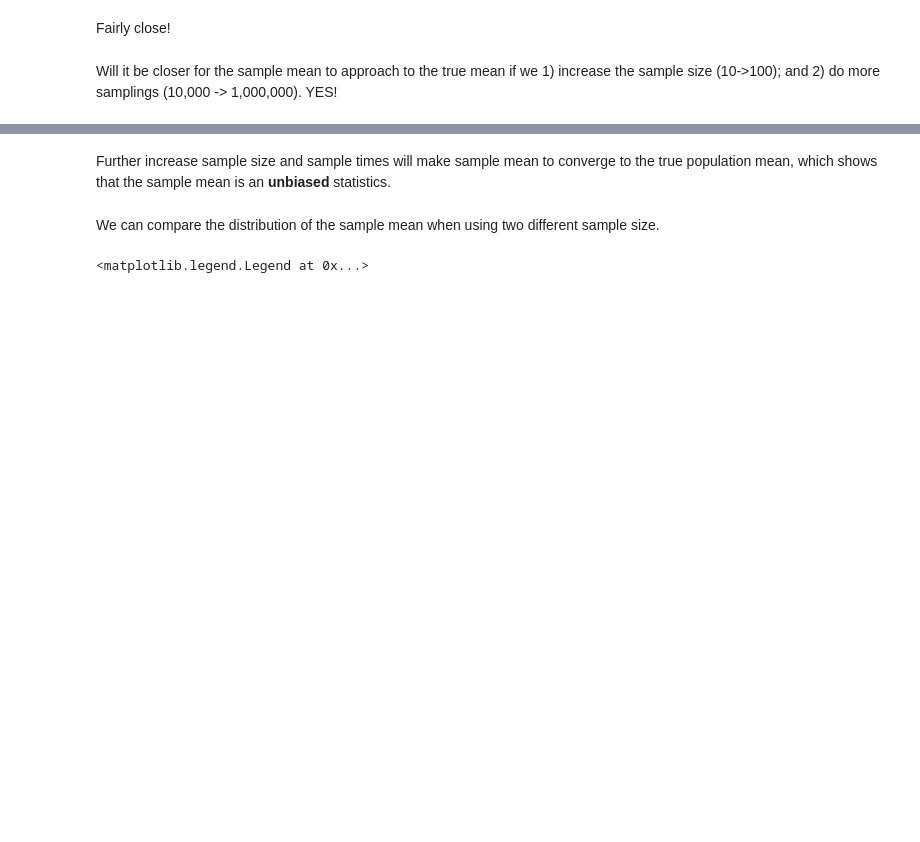
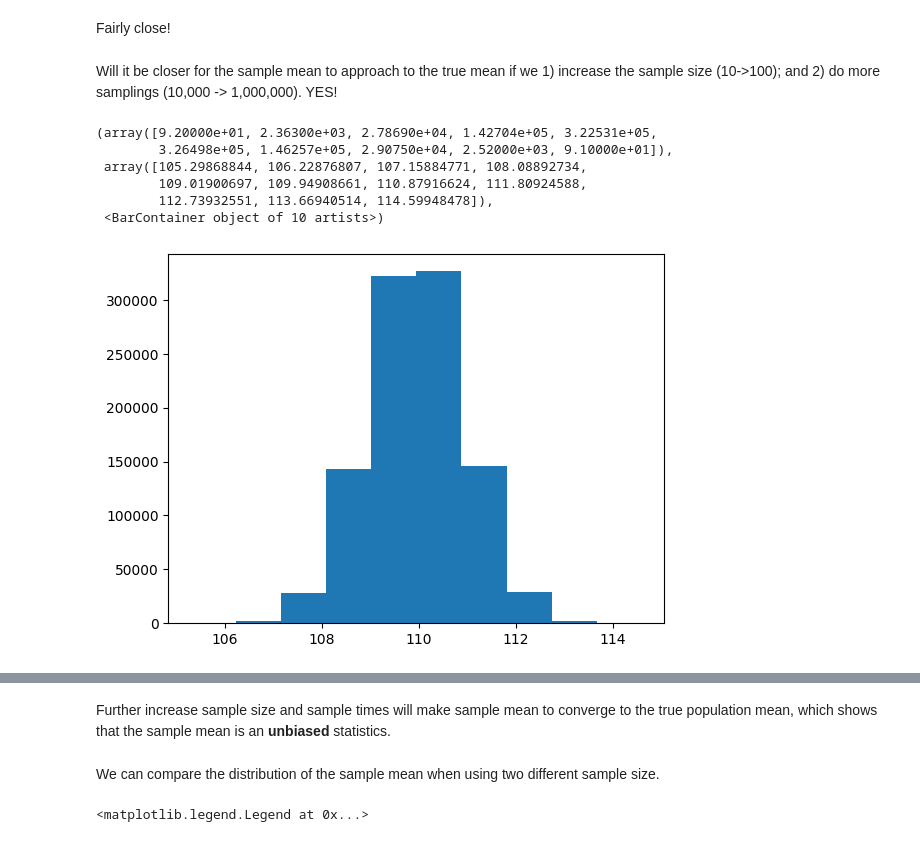
Before and after one commit to Ziqi-Li/GIS5122, a Jupyter notebook: notebooks/W2 Statistical Inference sampling distribution of sample mean and variance.ipynb, the cells around one changed output, grey strips where cells are left out. Cells and saved outputs as stored; diff of their text form; code cells hidden in the pictures; blank space fills up the shorter version.

```diff
--- a/notebooks/W2 Statistical Inference sampling distribution of sample mean and variance.ipynb
+++ b/notebooks/W2 Statistical Inference sampling distribution of sample mean and variance.ipynb
@@ -131,6 +131,16 @@ for i in range(1000000):
 
     #append them to the list
     sample_100_mean_list.append(sample_mean)
+# %%
+plt.hist(sample_100_mean_list)
+# %% [output]
+(array([9.20000e+01, 2.36300e+03, 2.78690e+04, 1.42704e+05, 3.22531e+05,
+        3.26498e+05, 1.46257e+05, 2.90750e+04, 2.52000e+03, 9.10000e+01]),
+ array([105.29868844, 106.22876807, 107.15884771, 108.08892734,
+        109.01900697, 109.94908661, 110.87916624, 111.80924588,
+        112.73932551, 113.66940514, 114.59948478]),
+ <BarContainer object of 10 artists>)
+[figure, added]
 # %%
 print("Average sample mean:", np.mean(sample_100_mean_list))
 print("True mean:", np.mean(data))
```
Also changed, not shown: parts of 22 cells of this notebook.
